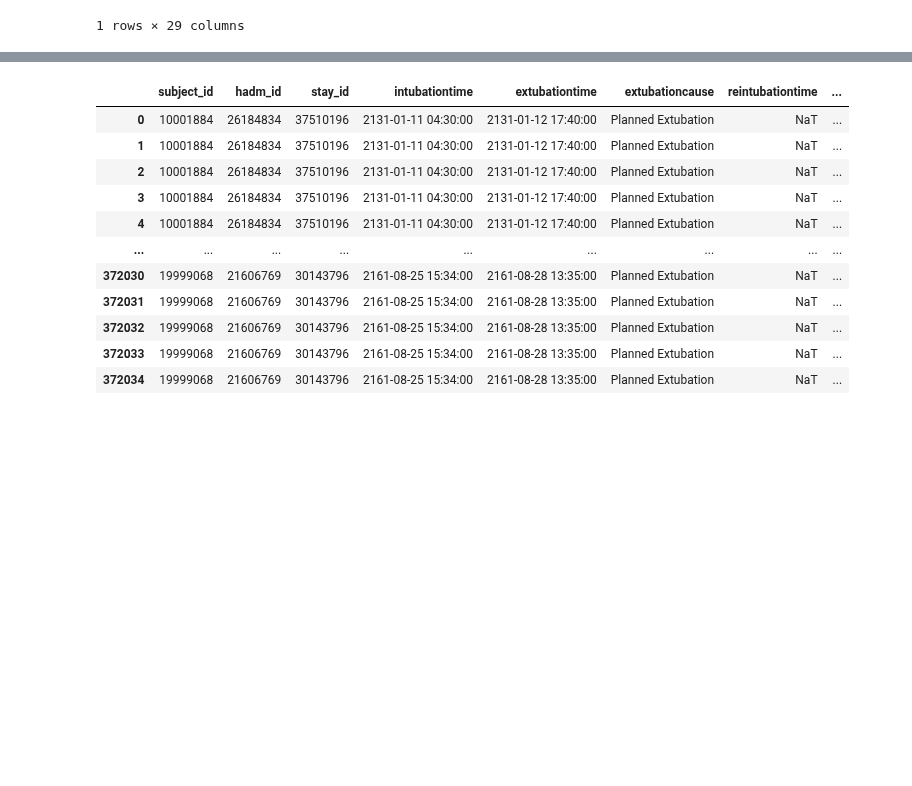
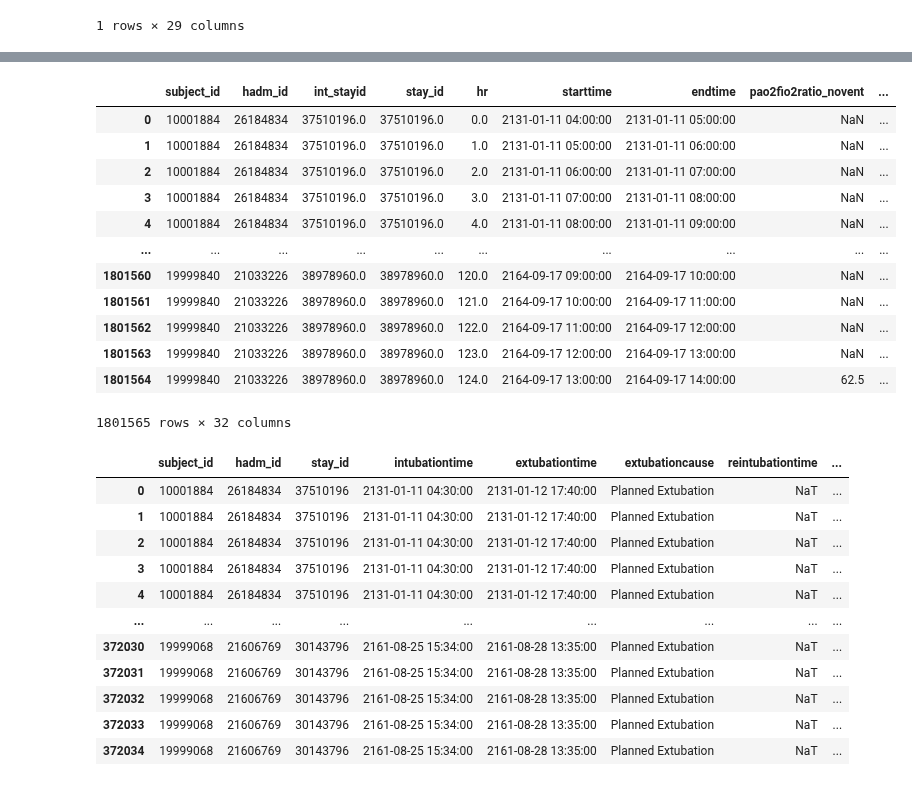
Before and after one commit to sujungleeml/P1_extubationfailure, a Jupyter notebook: 이수정/mimic4_ext_codes/03_feature2_severity_prepare.ipynb, the cells around one changed output, grey strips where cells are left out. Drawn from its saved outputs; the diff is of its cells as text; code cells hidden in the pictures; blank space fills up the shorter version.

```diff
--- a/이수정/mimic4_ext_codes/03_feature2_severity_prepare.ipynb
+++ b/이수정/mimic4_ext_codes/03_feature2_severity_prepare.ipynb
@@ -137,0 +136,7 @@ gcs.head(2)
+# %%
+charlson = pd.read_csv('../outputs/charlson.csv')
+apsiii = pd.read_csv('../outputs/apsiii.csv')
+oasis = pd.read_csv('../outputs/oasis.csv')
+sapsii = pd.read_csv('../outputs/sapsii.csv', parse_dates=['starttime','endtime'])
+sofa = pd.read_csv('../outputs/sofa.csv', parse_dates=['starttime','endtime'])
+sepsis3 = pd.read_csv('../outputs/sepsis3.csv', parse_dates=['antibiotic_time','culture_time','suspected_infection_time','sofa_time'])
@@ -137,0 +152,3 @@ gcs.head(2)
+# %%
+subjectlist1 = pd.read_csv('./data/subjectlist1.csv', parse_dates=['admittime','intubationtime','dischtime', 'deathtime','extubationtime','reintubation_eventtime'])
+subjectlist1.info()
@@ -137,0 +173,2 @@ gcs.head(2)
+# %%
+sub1list = subjectlist1 >> select('subject_id','hadm_id','int_stayid')
@@ -138,3 +258,19 @@ gcs.head(2)
+# %%
+pd.merge(sub1list, sofa, how='left', left_on='int_stayid', right_on='stay_id')
+# %% [output]
+|  | subject_id | hadm_id | int_stayid | stay_id | hr | starttime | endtime | pao2fio2ratio_novent | ... |
+| 0 | 10001884 | 26184834 | 37510196.0 | 37510196.0 | 0.0 | 2131-01-11 04:00:00 | 2131-01-11 05:00:00 | NaN | ... |
+| 1 | 10001884 | 26184834 | 37510196.0 | 37510196.0 | 1.0 | 2131-01-11 05:00:00 | 2131-01-11 06:00:00 | NaN | ... |
+| 2 | 10001884 | 26184834 | 37510196.0 | 37510196.0 | 2.0 | 2131-01-11 06:00:00 | 2131-01-11 07:00:00 | NaN | ... |
+| 3 | 10001884 | 26184834 | 37510196.0 | 37510196.0 | 3.0 | 2131-01-11 07:00:00 | 2131-01-11 08:00:00 | NaN | ... |
+| 4 | 10001884 | 26184834 | 37510196.0 | 37510196.0 | 4.0 | 2131-01-11 08:00:00 | 2131-01-11 09:00:00 | NaN | ... |
+| ... | ... | ... | ... | ... | ... | ... | ... | ... | ... |
+| 1801560 | 19999840 | 21033226 | 38978960.0 | 38978960.0 | 120.0 | 2164-09-17 09:00:00 | 2164-09-17 10:00:00 | NaN | ... |
+| 1801561 | 19999840 | 21033226 | 38978960.0 | 38978960.0 | 121.0 | 2164-09-17 10:00:00 | 2164-09-17 11:00:00 | NaN | ... |
+| 1801562 | 19999840 | 21033226 | 38978960.0 | 38978960.0 | 122.0 | 2164-09-17 11:00:00 | 2164-09-17 12:00:00 | NaN | ... |
+| 1801563 | 19999840 | 21033226 | 38978960.0 | 38978960.0 | 123.0 | 2164-09-17 12:00:00 | 2164-09-17 13:00:00 | NaN | ... |
+| 1801564 | 19999840 | 21033226 | 38978960.0 | 38978960.0 | 124.0 | 2164-09-17 13:00:00 | 2164-09-17 14:00:00 | 62.5 | ... |
+1801565 rows × 32 columns
 # %%
 gcs_t1 = pd.merge(subset2, gcs, how='left', on=['subject_id', 'stay_id'])
 gcs_t1
```
Also changed, not shown: parts of 16 cells of this notebook, 3 other files.
